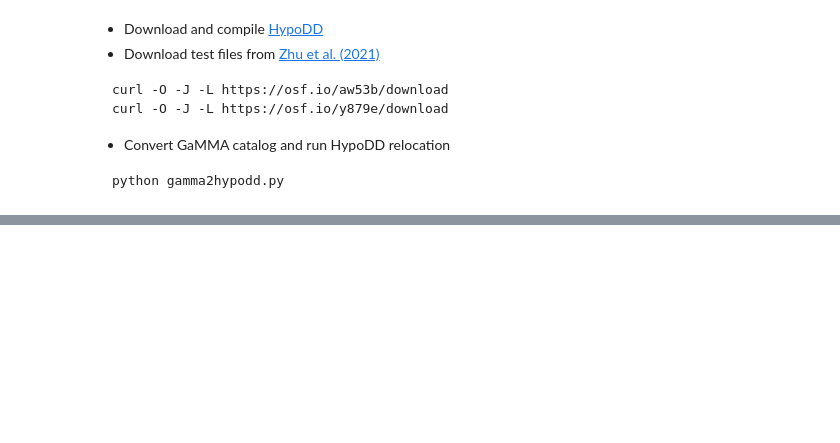
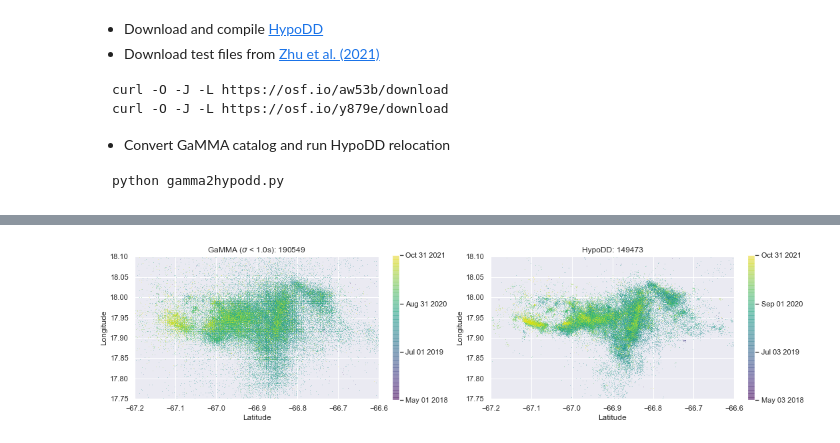
Before and after one commit to AI4EPS/QuakeFlow, a Jupyter notebook: HypoDD/visulization.ipynb, the cells around one changed output, grey strips where cells are left out. Cells and saved outputs as stored; diff of their text form; code cells hidden in the pictures; blank space fills up the shorter version.

```diff
--- a/HypoDD/visulization.ipynb
+++ b/HypoDD/visulization.ipynb
@@ -15,5 +47,10 @@ python gamma2hypodd.py
 # %%
+
 # catalog_hypoinverse = pd.read_csv("catOut.sum", sep="\s+")
-catalog_hypoDD = pd.read_csv("hypoDD_catalog.txt", sep="\s+", names=["ID", "LAT", "LON", "DEPTH", "X", "Y", "Z", "EX", "EY", "EZ", "YR", "MO", "DY", "HR", "MI", "SC", "MAG", "NCCP", "NCCS", "NCTP",
+catalog_hypoDD = pd.read_csv(f"./{region_name}/hypoDD_catalog.txt", sep="\s+", names=["ID", "LAT", "LON", "DEPTH", "X", "Y", "Z", "EX", "EY", "EZ", "YR", "MO", "DY", "HR", "MI", "SC", "MAG", "NCCP", "NCCS", "NCTP",
 "NCTS", "RCC", "RCT", "CID"])
-catalog_gamma = pd.read_csv("gamma_catalog.csv", sep="\t")
+catalog_hypoDD["time"] = catalog_hypoDD.apply(lambda x: f'{x["YR"]:04.0f}-{x["MO"]:02.0f}-{x["DY"]:02.0f}T{x["HR"]:02.0f}:{x["MI"]:02.0f}:{min(x["SC"], 59.999):05.3f}', axis=1)
+catalog_hypoDD["time"] = catalog_hypoDD["time"].apply(lambda x: datetime.strptime(x, "%Y-%m-%dT%H:%M:%S.%f"))
+
+catalog_gamma = pd.read_csv(f"./{region_name}/gamma_catalog.csv", sep="\t")
+catalog_gamma["time"] = catalog_gamma["time"].apply(lambda x: datetime.strptime(x, "%Y-%m-%dT%H:%M:%S.%f"))
@@ -20,4 +62,4 @@ catalog_gamma = pd.read_csv("gamma_catalog.csv", sep="\t")
 # %%
-# catalog_hypoinverse_selected = catalog_hypoinverse[catalog_hypoinverse["RMS"] < 1.0]
 catalog_gamma["sigma"] = catalog_gamma["covariance"].apply(lambda x: float(x.split(",")[0]))
-catalog_gamma_selected = catalog_gamma[catalog_gamma["sigma"] < 0.5]
+max_sigma = 1.0
+catalog_gamma_selected = catalog_gamma[catalog_gamma["sigma"] < max_sigma]
@@ -52,0 +66,5 @@ plt.show()
+# %%
+c_gamma = (np.array(catalog_gamma_selected["time"]) - np.datetime64('1970-01-01T00:00:00Z')) / np.timedelta64(1, 's')
+c_hypodd = (np.array(catalog_hypoDD["time"]) - np.datetime64('1970-01-01T00:00:00Z')) / np.timedelta64(1, 's')
+t_gamma = catalog_gamma_selected["time"]
+t_hypodd = catalog_hypoDD["time"]
@@ -52,0 +86,39 @@ plt.show()
+# %%
+plt.figure(figsize=(15, 6))
+
+im_ratio = (ylim[1]-ylim[0])/(xlim[1]-xlim[0])
+
+plt.subplot(121)
+plt.scatter(catalog_gamma_selected["longitude"], catalog_gamma_selected["latitude"], s=size, c=c_gamma, alpha=alpha, marker=",", cmap=palette, linewidth=0, rasterized=True)
+plt.title(f"GaMMA ($\sigma$ < {max_sigma:.1f}s): {len(catalog_gamma_selected)}")
+plt.axis("scaled")
+plt.xlim(xlim)
+plt.ylim(ylim)
+plt.xlabel("Latitude")
+plt.ylabel("Longitude")
+
+cbar = plt.colorbar(fraction=0.047*im_ratio)
+cbar.set_ticks(np.linspace(c_gamma.min(), c_gamma.max(), 4))
+cbar.ax.set_yticklabels([pd.to_datetime(x, unit='s').strftime('%b %d %Y') for x in np.linspace(t_gamma.min().timestamp(), t_gamma.max().timestamp(), 4)])
+
+
+plt.subplot(122)
+plt.scatter(catalog_hypoDD["LON"], catalog_hypoDD["LAT"], s=size, c=c_hypodd, alpha=alpha, marker=",", cmap=palette, linewidth=0, rasterized=True)
+plt.title(f"HypoDD: {len(catalog_hypoDD)}")
+plt.axis("scaled")
+plt.xlim(xlim)
+plt.ylim(ylim)
+plt.xlabel("Latitude")
+plt.ylabel("Longitude")
+
+cbar = plt.colorbar(fraction=0.047*im_ratio)
+cbar.set_ticks(np.linspace(c_hypodd.min(), c_hypodd.max(), 4))
+cbar.ax.set_yticklabels([pd.to_datetime(x, unit='s').strftime('%b %d %Y') for x in np.linspace(t_hypodd.min().timestamp(), t_hypodd.max().timestamp(), 4)])
+
+plt.tight_layout()
+
+plt.savefig(f"{region_name}/GaMMA2HypoDD_latitude_vs_longitude_color_by_time.pdf", bbox_inches="tight", dpi=600)
+plt.savefig(f"{region_name}/GaMMA2HypoDD_latitude_vs_longitude_color_by_time.png", bbox_inches="tight", dpi=600)
+plt.show()
+# %% [output]
+[figure, added]
```
Also changed, not shown: parts of 12 cells of this notebook, 8 other files.
